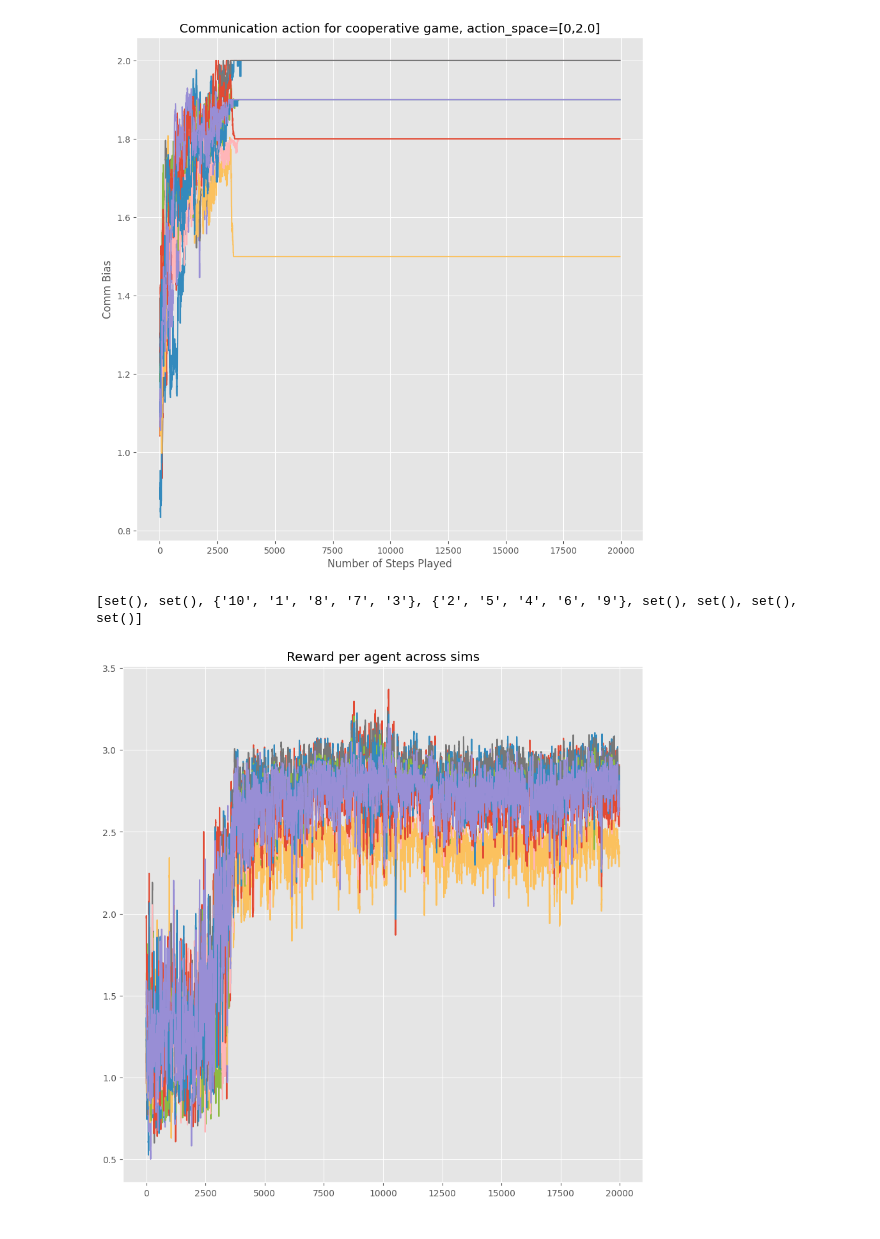
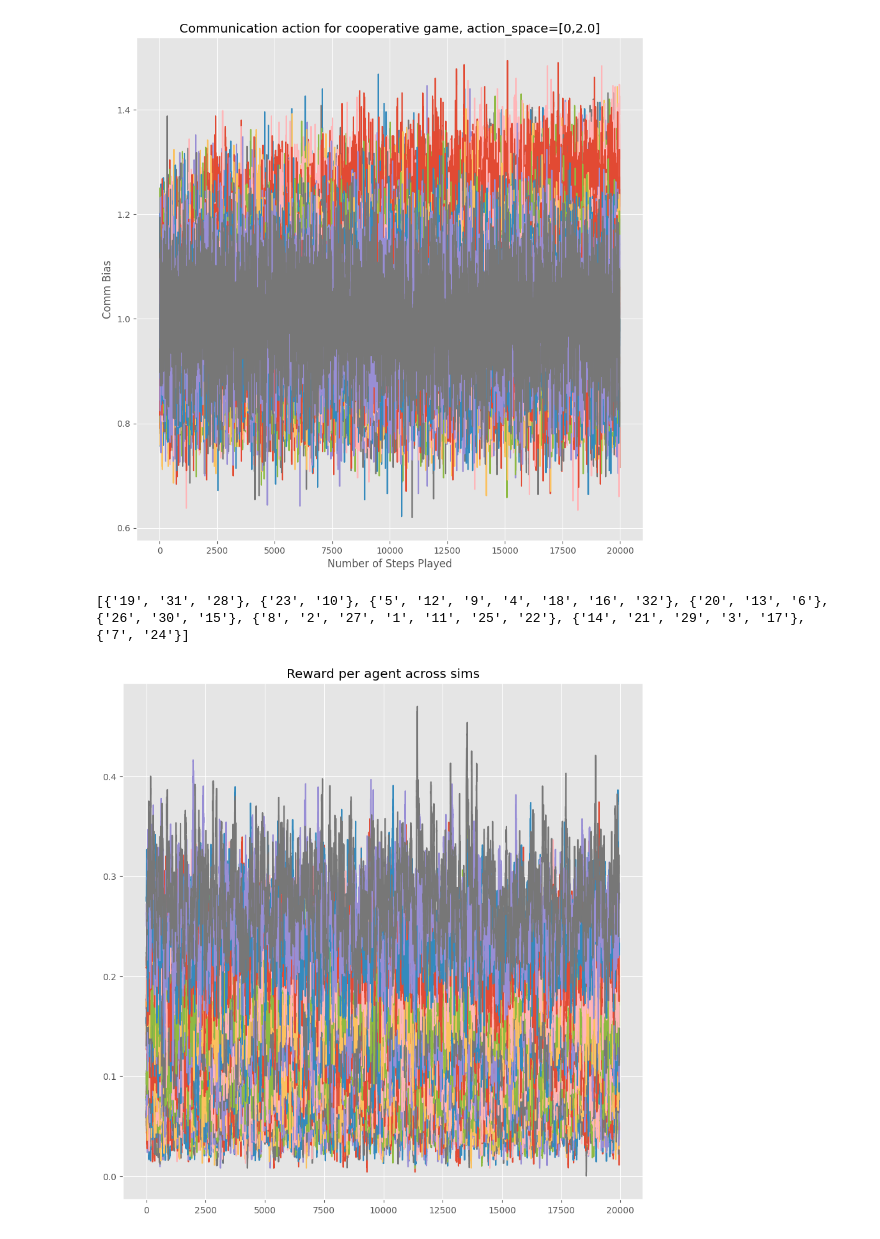
Before and after one commit to akhimoche/coop-form-marl, a Jupyter notebook: driver_code.ipynb, the cells around one changed output. Drawn from its saved outputs; the diff is of its cells as text; code cells hidden in the pictures.

```diff
--- a/driver_code.ipynb
+++ b/driver_code.ipynb
@@ -7,9 +8,12 @@ import numpy as np
 import matplotlib.pyplot as plt
 # %%
 # Set constant hyperparameters
-n = 10
+n_learner = 8
+n_simple = 24
+n = n_learner+n_simple
+
 num_of_tasks  = 8
-num_of_sims = 1
+num_of_sims = 5
 step_limit = 20000
 # %%
 lower_bound = 0
@@ -128,28 +153,28 @@ plt.xlabel('Number of Steps Played')
 plt.ylabel('Comm Bias')
 plt.title(f'Communication action for cooperative game, action_space=[{lower_bound},{upper_bound}]')
 
-for j in range(env.n):
+for j in range(n):
     col  = np.mean(comm_rec_actions[:,:,j],axis=0)
-    plt.plot(moving_average(col, 50))
+    plt.plot(moving_average(col, 10))
 
 fig = plt.gcf()
 fig.set_size_inches(10.5, 10.5)
 # %% [output]
-[figure, old version]
+[figure, new version]
 # %%
 # see agent reward breakdown across sims
 
 print(env.CS)
 for j in range(env.n):
     col  = np.mean(rec_rewards[:,:,j],axis=0)
-    plt.plot(moving_average(col, 21))
+    plt.plot(moving_average(col, 50))
 
 fig = plt.gcf()
 plt.title('Reward per agent across sims')
 fig.set_size_inches(10.5, 10.5)
 # %% [output]
-[set(), set(), {'10', '1', '8', '7', '3'}, {'2', '5', '4', '6', '9'}, set(), set(), set(), set()]
+[{'19', '31', '28'}, {'23', '10'}, {'5', '12', '9', '4', '18', '16', '32'}, {'20', '13', '6'}, {'26', '30', '15'}, {'8', '2', '27', '1', '11', '25', '22'}, {'14', '21', '29', '3', '17'}, {'7', '24'}]
-[figure, old version]
+[figure, new version]
 # %%
 # See average reward breakdown for each sim
 
```
Also changed, not shown: parts of 6 cells of this notebook, 29 other files.
